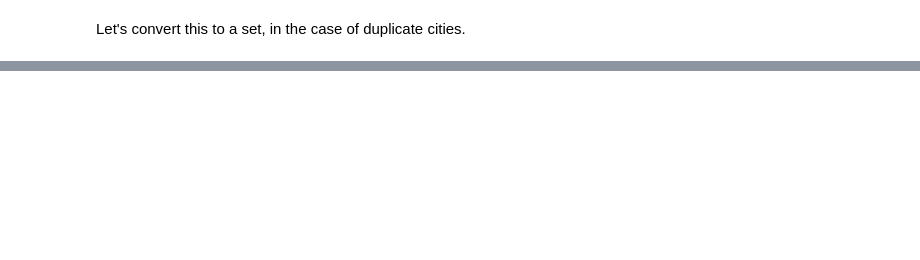
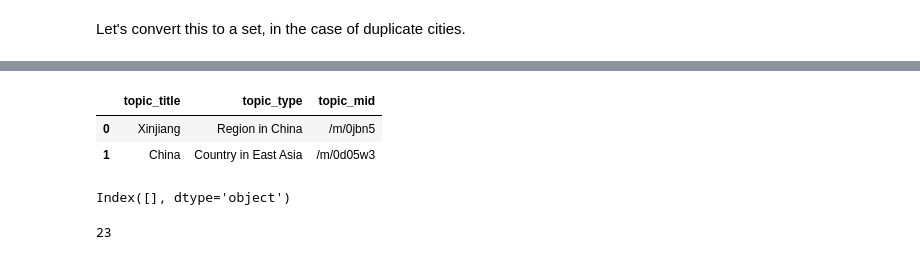
Before and after one commit to 4Freye/refugees, a Jupyter notebook: notebooks/trends/generate_topic_ids.ipynb, the cells around one changed output, grey strips where cells are left out. Cells and saved outputs as stored; diff of their text form; code cells hidden in the pictures; blank space fills up the shorter version.

```diff
--- a/notebooks/trends/generate_topic_ids.ipynb
+++ b/notebooks/trends/generate_topic_ids.ipynb
@@ -325,0 +346,6 @@ KeyboardInterrupt:
+# %%
+topics_request('Huocheng')[['topic_title','topic_type','topic_mid']]
+# %% [output]
+|  | topic_title | topic_type | topic_mid |
+| 0 | Xinjiang | Region in China | /m/0jbn5 |
+| 1 | China | Country in East Asia | /m/0d05w3 |
@@ -325,0 +354,4 @@ KeyboardInterrupt:
+# %%
+dict_df.columns[dict_df.apply(lambda column: 'Boston' in column.values, axis=0)]
+# %% [output]
+Index([], dtype='object')
@@ -325,0 +360,5 @@ KeyboardInterrupt:
+# %%
+cities_test = pd.read_csv('geonames-all-cities-with-a-population-1000.csv', sep=';', engine='pyarrow')
+cities_test[cities_test['Country name EN'].str.contains('South Sudan')].__len__()
+# %% [output]
+23
```
Also changed, not shown: parts of 16 cells of this notebook, 6 other files.
